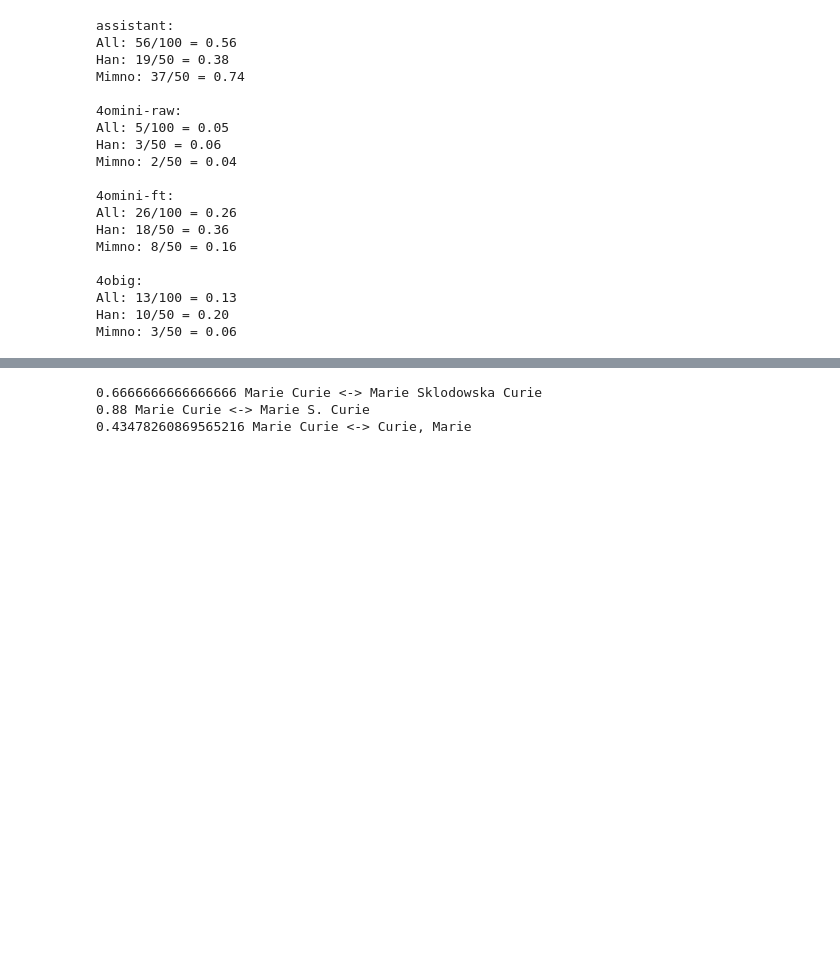
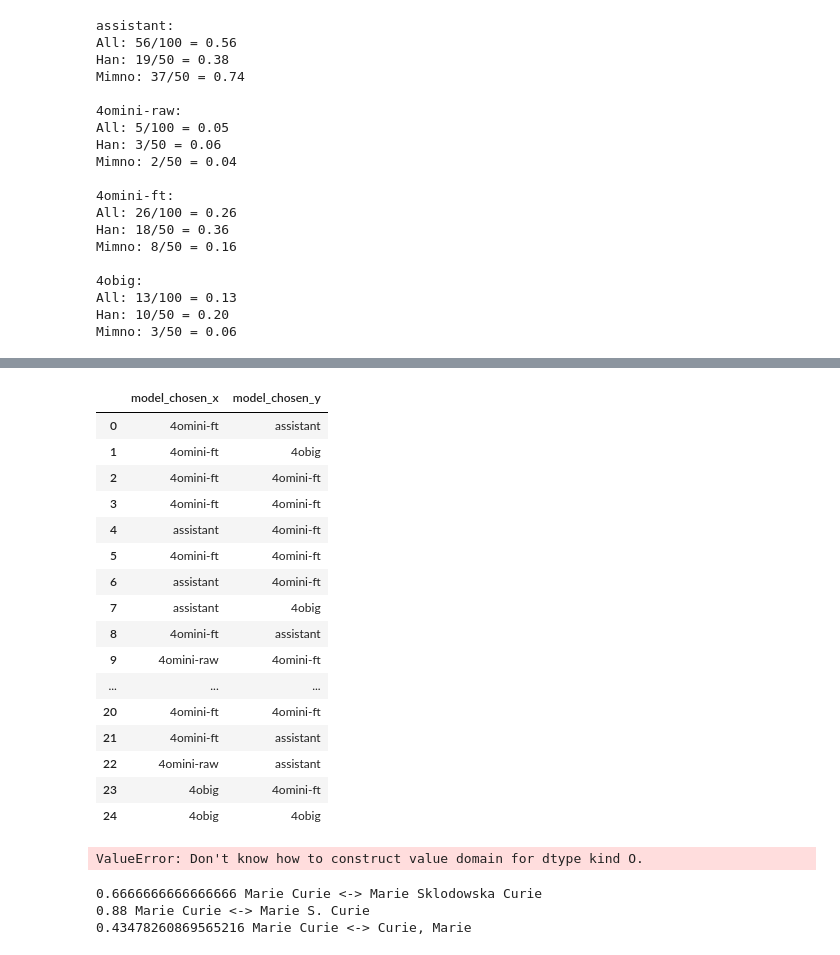
Before and after one commit to Historical-AI-Lab/GPT-1914, a Jupyter notebook: anachronism/qualitative/IntruderIntercoder.ipynb, the cells around one changed output, grey strips where cells are left out. Drawn from its saved outputs; the diff is of its cells as text; code cells hidden in the pictures; blank space fills up the shorter version.

```diff
--- a/anachronism/qualitative/IntruderIntercoder.ipynb
+++ b/anachronism/qualitative/IntruderIntercoder.ipynb
@@ -210,0 +217,20 @@ Mimno: 3/50 = 0.06
+# %%
+hanmodel = []
+mimnomodel = []
+
+for idx, row in han.iterrows():
+    choice = row['most_plausible']
+    mapping_column = f'response_{choice}'
+    model_chosen = mapping.loc[idx, mapping_column]
+    hanmodel.append(model_chosen)
+
+for idx, row in mimno.iterrows():
+    choice = row['most_plausible']
+    mapping_column = f'response_{choice}'
+    model_chosen = mapping.loc[idx, mapping_column]
+    mimnomodel.append(model_chosen)
+
+han['model_chosen'] = hanmodel
+mimno['model_chosen'] = mimnomodel
+
+both_coded = pd.merge(han, mimno, on='orig_index')
@@ -211,3 +269,28 @@ Mimno: 3/50 = 0.06
+# %%
+both_coded[['model_chosen_x', 'model_chosen_y']]
+# %% [output]
+|  | model_chosen_x | model_chosen_y |
+| 0 | 4omini-ft | assistant |
+| 1 | 4omini-ft | 4obig |
+| 2 | 4omini-ft | 4omini-ft |
+| 3 | 4omini-ft | 4omini-ft |
+| 4 | assistant | 4omini-ft |
+| 5 | 4omini-ft | 4omini-ft |
+| 6 | assistant | 4omini-ft |
+| 7 | assistant | 4obig |
+| 8 | 4omini-ft | assistant |
+| 9 | 4omini-raw | 4omini-ft |
+| ... | ... | ... |
+| 20 | 4omini-ft | 4omini-ft |
+| 21 | 4omini-ft | assistant |
+| 22 | 4omini-raw | assistant |
+| 23 | 4obig | 4omini-ft |
+| 24 | 4obig | 4obig |
+# %%
+reliability_data = both_coded[['model_chosen_x', 'model_chosen_y']].to_numpy().T
+alpha = krippendorff.alpha(reliability_data, level_of_measurement='nominal')
+# %% [output]
+ValueError: Don't know how to construct value domain for dtype kind O.
 # %%
 from difflib import SequenceMatcher
 
```
Also changed, not shown: parts of 3 cells of this notebook.
